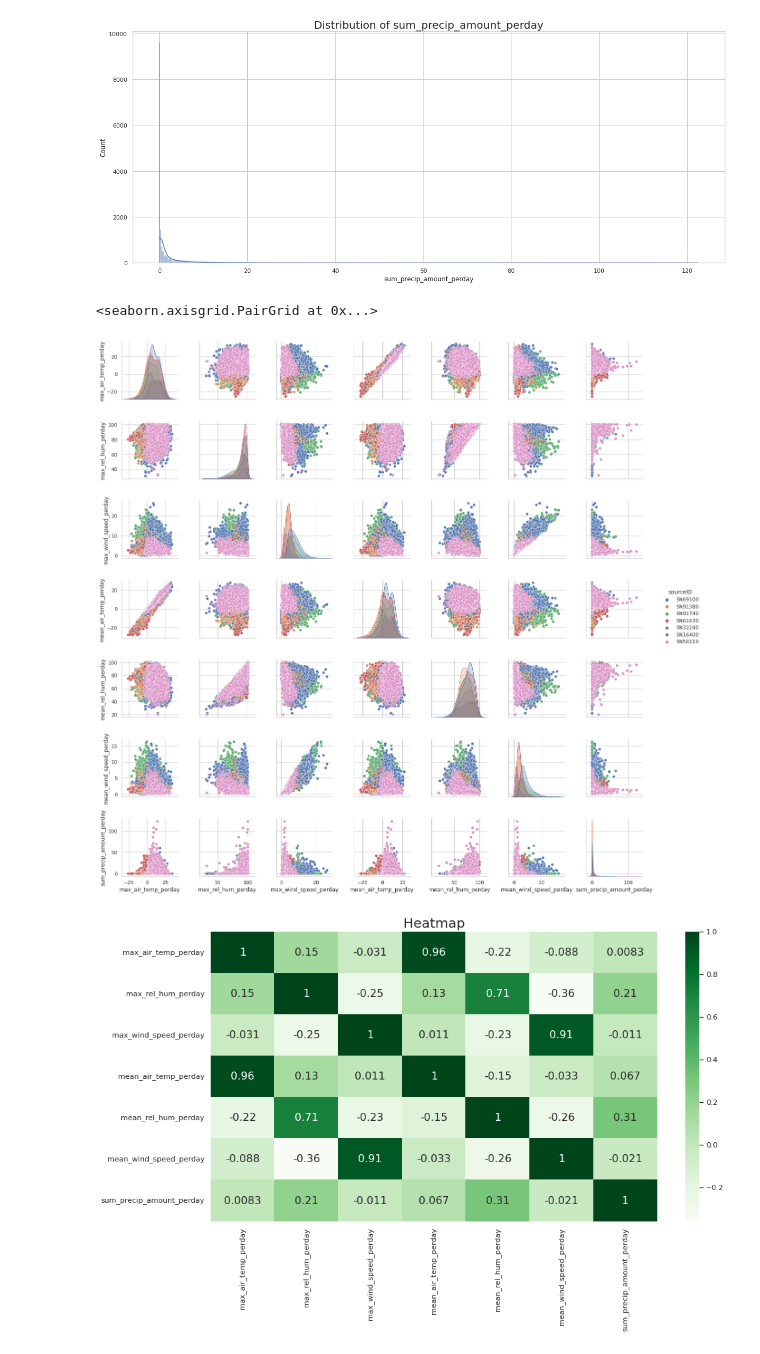
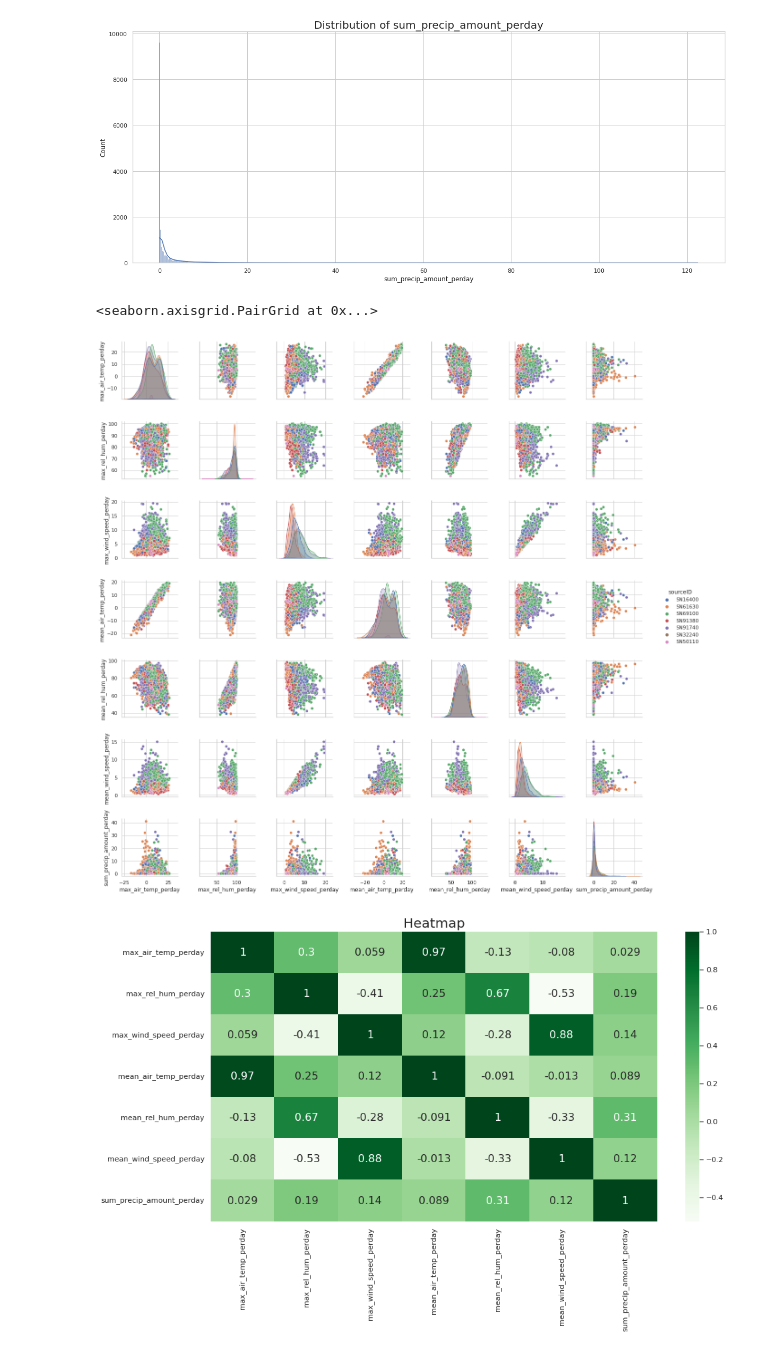
Before and after one commit to Badar97/Progetto_DataScience, a Jupyter notebook: Untitled.ipynb, the cells around one changed output. Drawn from its saved outputs; the diff is of its cells as text; code cells hidden in the pictures.

```diff
--- a/Untitled.ipynb
+++ b/Untitled.ipynb
@@ -187,7 +190,7 @@ meteo_locs.head()
 cols=['Year', 'Month', 'Day']
 meteo['Date'] = meteo[cols].apply(lambda x: '-'.join(x.values.astype(str)), axis="columns")
 meteo['Date']=pd.to_datetime(meteo['Date'])
-meteo.drop(cols, inplace=True, axis=1)
+#meteo.drop(cols, inplace=True, axis=1)
 meteo.head()
 # %% [output]
 |  | sourceID | Latitude | Longitude | max_air_temp_perday | max_rel_hum_perday | max_wind_speed_perday | ... |
@@ -287,3 +269,16 @@ plt.plot(meteo.Date, meteo.sum_precip_amount_perday, color='darkviolet', ls='dot
 plt.show()
 # %% [output]
 [figure]
+# %%
+df2010 = meteo[meteo['Year'] == 2010]
+df2011 = meteo[meteo['Year'] == 2011]
+df2012 = meteo[meteo['Year'] == 2012]
+df2013 = meteo[meteo['Year'] == 2013]
+df2014 = meteo[meteo['Year'] == 2014]
+df2015 = meteo[meteo['Year'] == 2015]
+df2016 = meteo[meteo['Year'] == 2016]
+df2017 = meteo[meteo['Year'] == 2017]
+df2018 = meteo[meteo['Year'] == 2018]
+df2019 = meteo[meteo['Year'] == 2019]
+df2020 = meteo[meteo['Year'] == 2020]
+df2021 = meteo[meteo['Year'] == 2021]
@@ -384,17 +460,17 @@ plt.show()
 # %% [output]
 [figure]
 # %%
-sns.pairplot(meteo.drop(['Latitude', 'Longitude'], axis=1), hue='sourceID')
+sns.pairplot(df2017.drop(['Latitude', 'Longitude', 'Year', 'Month', 'Day'], axis=1), hue='sourceID')
 # %% [output]
 <seaborn.axisgrid.PairGrid at 0x...>
-[figure, old version]
+[figure, new version]
 # %%
 plt.figure(figsize=(15,8))
-sns.heatmap(meteo.drop(['Latitude', 'Longitude'], axis=1).corr(), cmap = 'Greens', annot = True, annot_kws={"fontsize": 16})
+sns.heatmap(df2010.drop(['Latitude', 'Longitude', 'Year', 'Month', 'Day'], axis=1).corr(), cmap = 'Greens', annot = True, annot_kws={"fontsize": 16})
 plt.title('Heatmap', fontsize = 20)
 plt.show()
 # %% [output]
-[figure, old version]
+[figure, new version]
 # %%
 x = meteo.iloc[:, [5, 6]].values
 x
```
Also changed, not shown: parts of 18 cells of this notebook.
